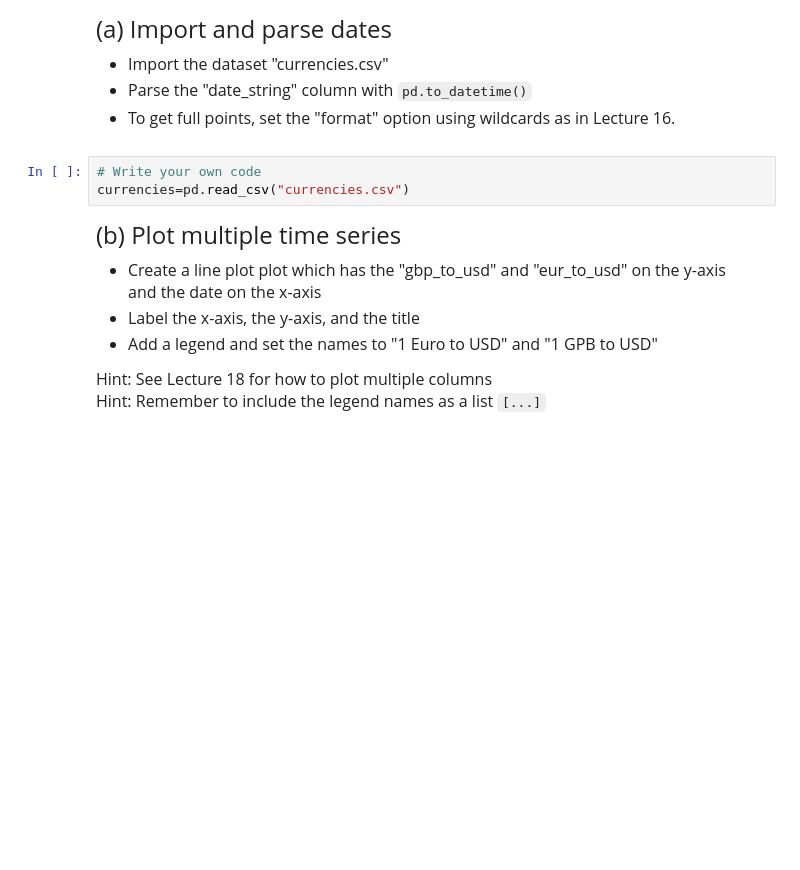
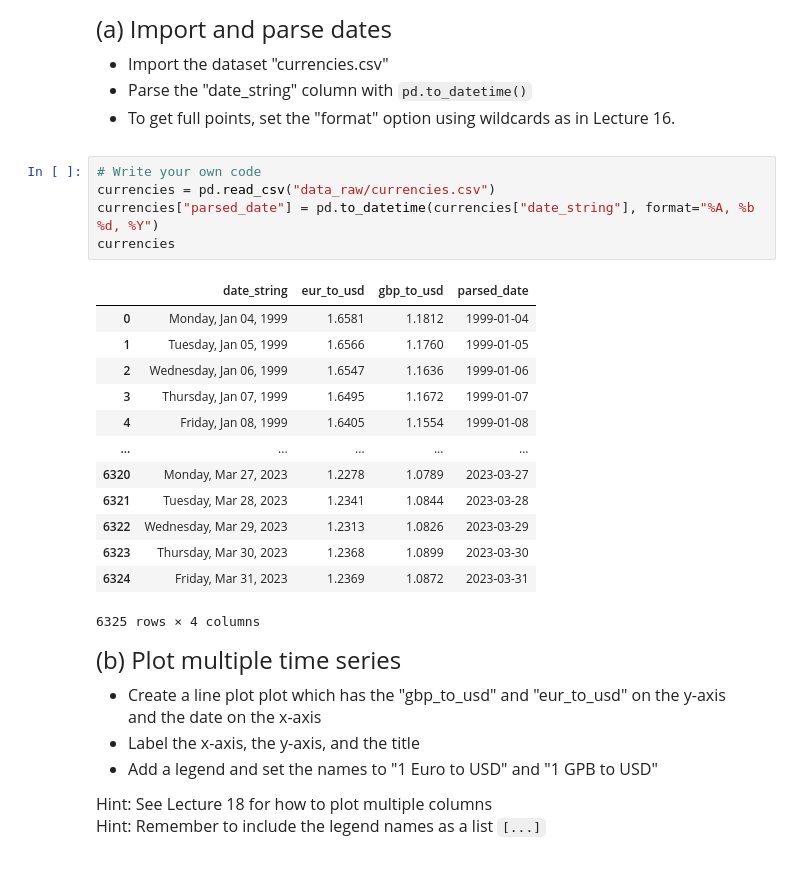
Before and after one commit to Lucas-Huang-EM/qtm151spring2025, a Jupyter notebook: Quiz4/Quiz4.ipynb, the cells around one changed output. Cells and saved outputs as stored; diff of their text form; blank space fills up the shorter version.

```diff
--- a/Quiz4/Quiz4.ipynb
+++ b/Quiz4/Quiz4.ipynb
@@ -57,7 +57,23 @@ for the following currencies:
 - To get full points, set the "format" option using wildcards as in Lecture 16.
 # %%
 # Write your own code
-currencies=pd.read_csv("currencies.csv")
+currencies = pd.read_csv("data_raw/currencies.csv")
+currencies["parsed_date"] = pd.to_datetime(currencies["date_string"], format="%A, %b %d, %Y")
+currencies
+# %% [output]
+|  | date_string | eur_to_usd | gbp_to_usd | parsed_date |
+| 0 | Monday, Jan 04, 1999 | 1.6581 | 1.1812 | 1999-01-04 |
+| 1 | Tuesday, Jan 05, 1999 | 1.6566 | 1.1760 | 1999-01-05 |
+| 2 | Wednesday, Jan 06, 1999 | 1.6547 | 1.1636 | 1999-01-06 |
+| 3 | Thursday, Jan 07, 1999 | 1.6495 | 1.1672 | 1999-01-07 |
+| 4 | Friday, Jan 08, 1999 | 1.6405 | 1.1554 | 1999-01-08 |
+| ... | ... | ... | ... | ... |
+| 6320 | Monday, Mar 27, 2023 | 1.2278 | 1.0789 | 2023-03-27 |
+| 6321 | Tuesday, Mar 28, 2023 | 1.2341 | 1.0844 | 2023-03-28 |
+| 6322 | Wednesday, Mar 29, 2023 | 1.2313 | 1.0826 | 2023-03-29 |
+| 6323 | Thursday, Mar 30, 2023 | 1.2368 | 1.0899 | 2023-03-30 |
+| 6324 | Friday, Mar 31, 2023 | 1.2369 | 1.0872 | 2023-03-31 |
+6325 rows × 4 columns
 # %% [markdown]
 <font size = "5">
 
```
Also changed, not shown: parts of 9 cells of this notebook, 1 other file.
